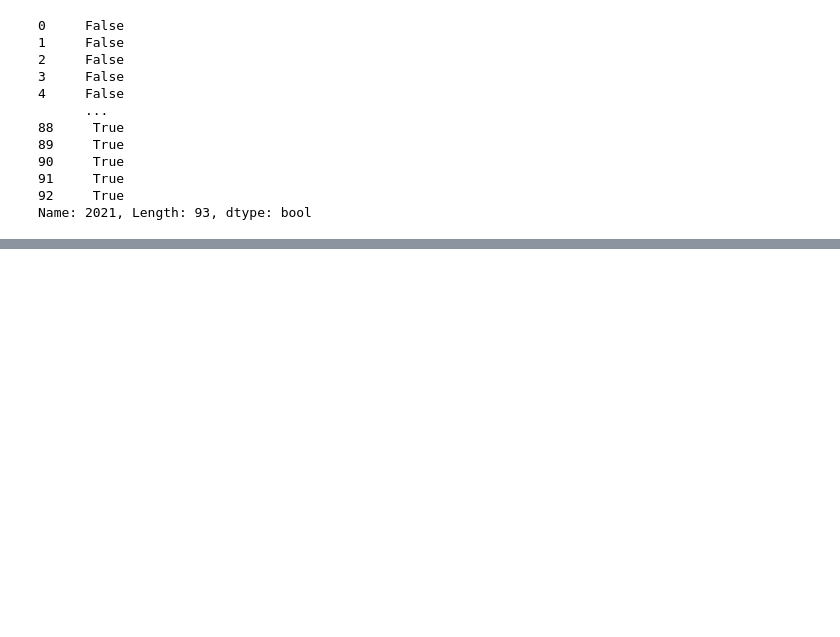
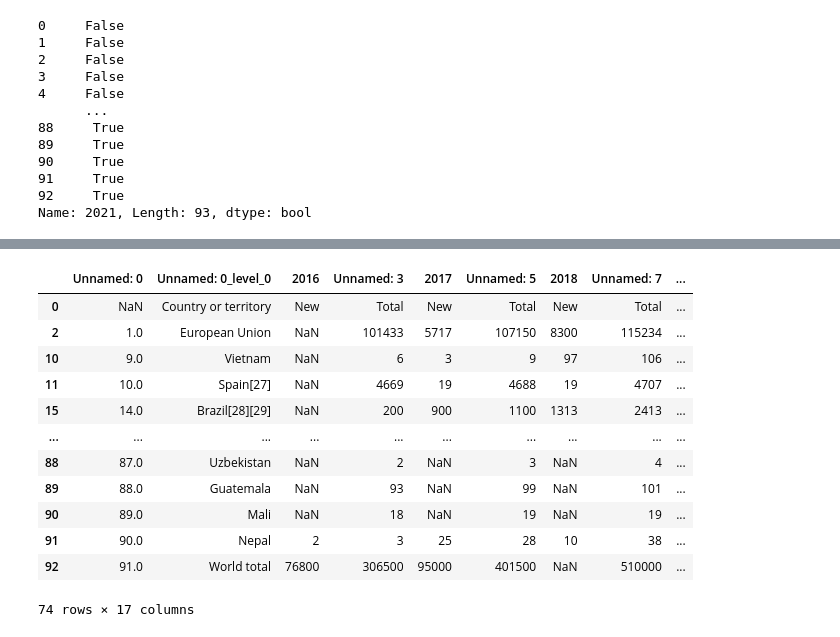
Before and after one commit to Trabajo-gruupal-empresa/Fase2, a Jupyter notebook: placas_solares.ipynb, the cells around one changed output, grey strips where cells are left out. Saved outputs shown, nothing was run; the diff lists cells and outputs as text; code cells hidden in the pictures; blank space fills up the shorter version.

```diff
--- a/placas_solares.ipynb
+++ b/placas_solares.ipynb
@@ -86,0 +122,16 @@ Name: 2021, Length: 93, dtype: bool
+# %%
+df_placas.drop(df_placas.dropna().index)
+# %% [output]
+|  | Unnamed: 0 | Unnamed: 0_level_0 | 2016 | Unnamed: 3 | 2017 | Unnamed: 5 | 2018 | Unnamed: 7 | ... |
+| 0 | NaN | Country or territory | New | Total | New | Total | New | Total | ... |
+| 2 | 1.0 | European Union | NaN | 101433 | 5717 | 107150 | 8300 | 115234 | ... |
+| 10 | 9.0 | Vietnam | NaN | 6 | 3 | 9 | 97 | 106 | ... |
+| 11 | 10.0 | Spain[27] | NaN | 4669 | 19 | 4688 | 19 | 4707 | ... |
+| 15 | 14.0 | Brazil[28][29] | NaN | 200 | 900 | 1100 | 1313 | 2413 | ... |
+| ... | ... | ... | ... | ... | ... | ... | ... | ... | ... |
+| 88 | 87.0 | Uzbekistan | NaN | 2 | NaN | 3 | NaN | 4 | ... |
+| 89 | 88.0 | Guatemala | NaN | 93 | NaN | 99 | NaN | 101 | ... |
+| 90 | 89.0 | Mali | NaN | 18 | NaN | 19 | NaN | 19 | ... |
+| 91 | 90.0 | Nepal | 2 | 3 | 25 | 28 | 10 | 38 | ... |
+| 92 | 91.0 | World total | 76800 | 306500 | 95000 | 401500 | NaN | 510000 | ... |
+74 rows × 17 columns
```
Also changed, not shown: parts of 5 cells of this notebook.
